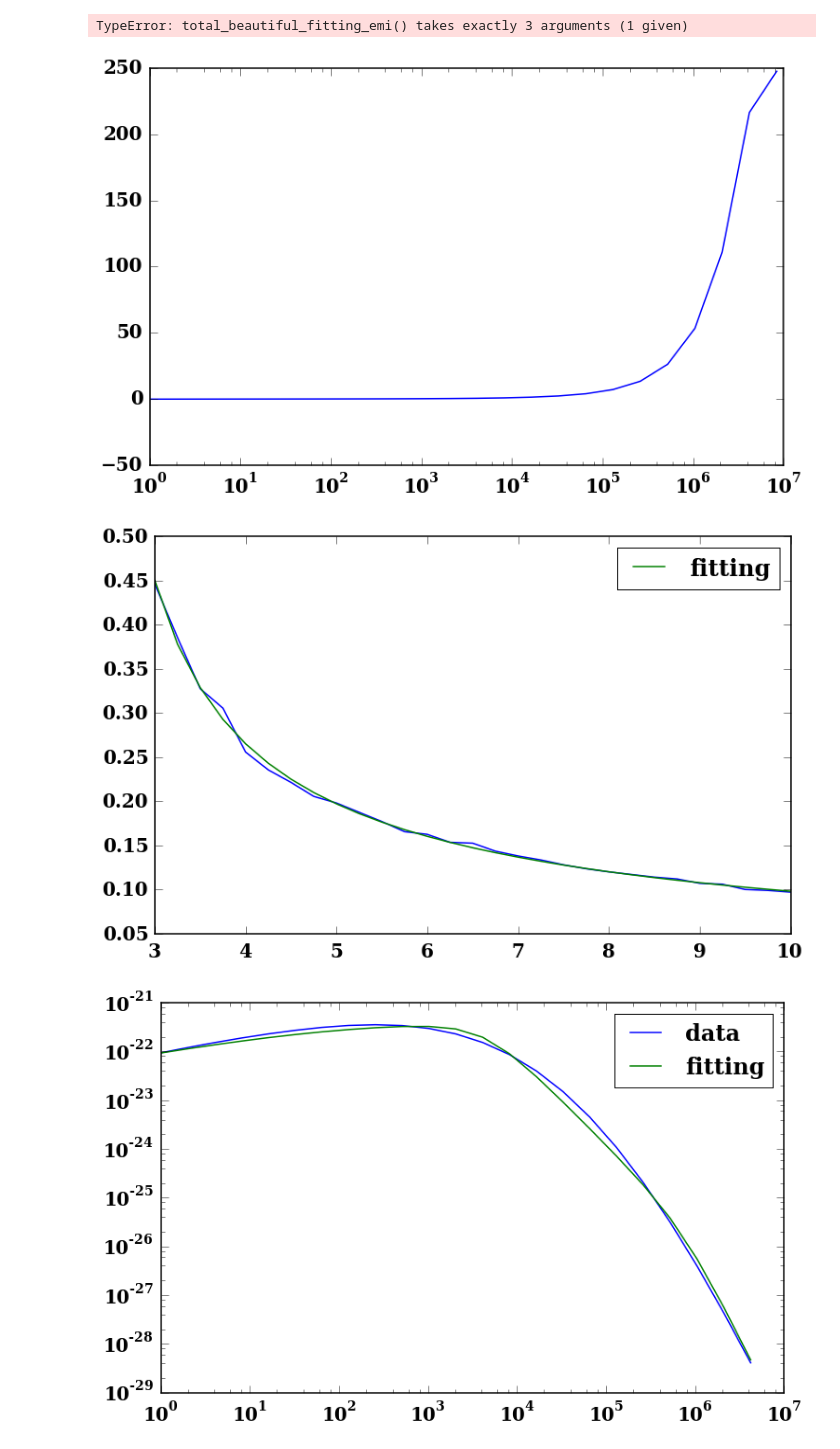
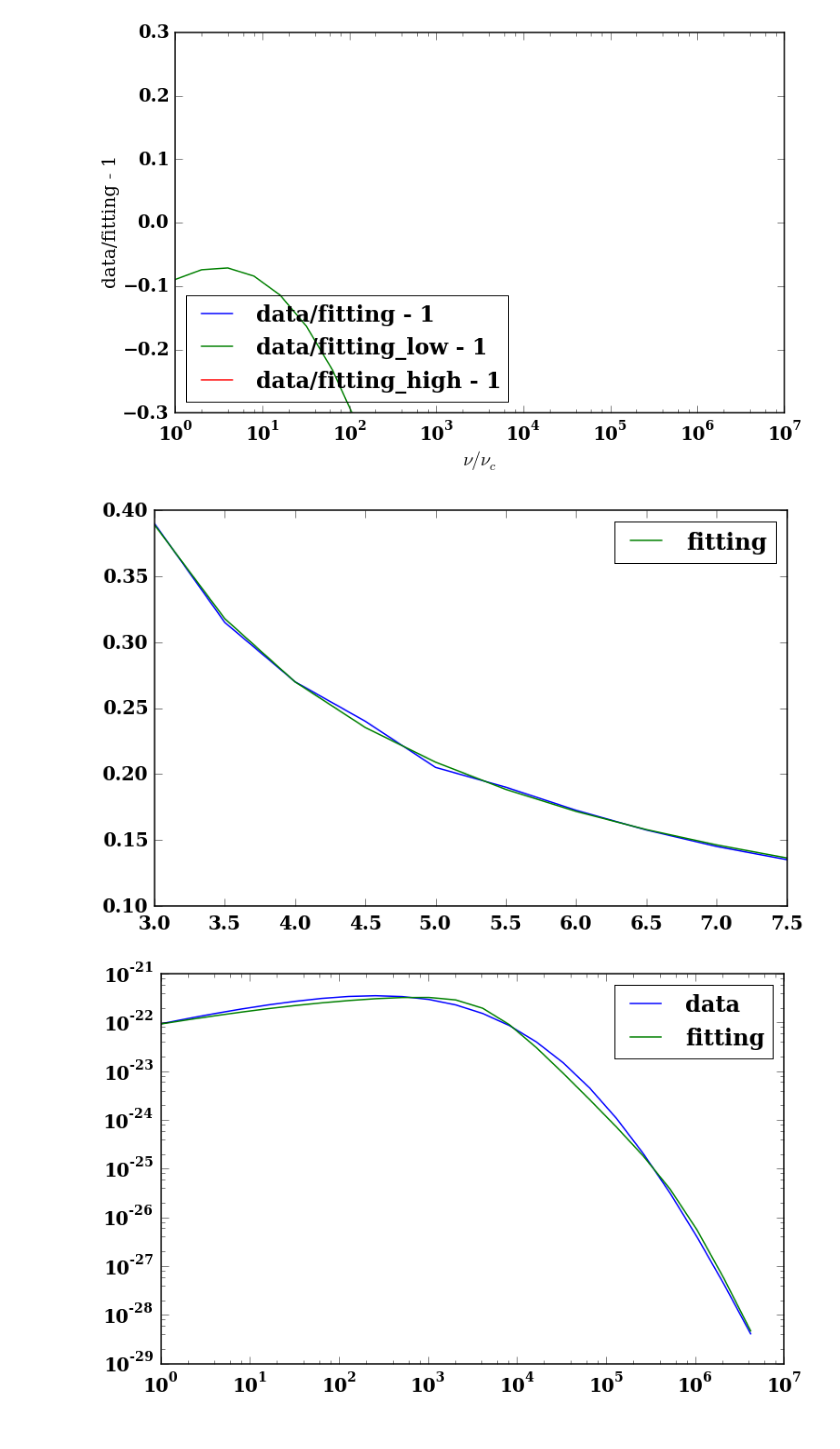
Before and after one commit to ZhaoweiZ/kappa_summer, a Jupyter notebook: finding_beautiful_formula.ipynb, the cells around one changed output. Cells and saved outputs as stored; diff of their text form; code cells hidden in the pictures.

Commit message:
finishing fitting formula part, not pretty, although

```diff
--- a/finding_beautiful_formula.ipynb
+++ b/finding_beautiful_formula.ipynb
@@ -70,7 +70,7 @@ T_e = m * c**2 * theta_e / k
 #variables to be set (frequency, observer angle, width of delta function, electron number density,
 # sum index n)
 
-kappa = 10.
+kappa = 7.
 theta = np.pi/3.
 epsilon = 0.01
 n_e = 1.
@@ -499,63 +725,57 @@ def error_here_here(x):
 # %%
+x_here = data_kappa_7_C_theta_10_no_cutoff_w_10[:,0]
+y_here  = data_kappa_7_C_theta_10_no_cutoff_w_10[:,1]
+
 def error_herehere():
-    x = data_kappa_3_5_C_theta_10_no_cutoff[:,0]
-    y = data_kappa_3_5_C_theta_10_no_cutoff[:,1]
-    f = y/total_fitting(data_kappa_3_5_C_theta_10_no_cutoff[:,0]) - 1.
+    f = y_here/total_fitting(x_here) - 1.
     return f
 
-pl.semilogx(data_kappa_3_5_C_theta_10_no_cutoff[:,0], error_herehere(), label = 'data/fitting - 1')
+pl.semilogx(x_here, error_herehere(), label = 'data/fitting - 1')
 
 
 
 def error_hereherher():
-    x = data_kappa_3_5_C_theta_10_no_cutoff[:,0]
-    y = data_kappa_3_5_C_theta_10_no_cutoff[:,1]
-    f = y/kappa_low(data_kappa_3_5_C_theta_10_no_cutoff[:, 0]) - 1.
+    f = y_here/(kappa_low(x_here)) - 1.
     return f
 
 def error_2():
-    x = data_kappa_3_5_C_theta_10_no_cutoff[:,0]
-    y = data_kappa_3_5_C_theta_10_no_cutoff[:,1]
-    f = y/kappa_high(data_kappa_3_5_C_theta_10_no_cutoff[:,0]) - 1.
+    f = y_here/kappa_high(x_here) - 1.
     return f
 
-#pl.semilogx(data_kappa_3_5_C_theta_10_no_cutoff[:,0], error_hereherher(), label = 'data/fitting_low - 1')
-#pl.semilogx(data_kappa_3_5_C_theta_10_no_cutoff[:,0], error_2(), label = 'data/fitting_high - 1')
+pl.semilogx(x_here, error_hereherher(), label = 'data/fitting_low - 1')
+
+pl.semilogx(x_here, error_2(), label = 'data/fitting_high - 1')
 
 
 
 def error_data_beautiful():
     x = data_kappa_3_5_C_theta_10_no_cutoff[:,0]
     y = data_kappa_3_5_C_theta_10_no_cutoff[:,1]
     f = y/total_beautiful_fitting_emi(data_kappa_3_5_C_theta_10_no_cutoff[:,0]) - 1.
     return f
 
-pl.semilogx(data_kappa_3_5_C_theta_10_no_cutoff[:,0], error_data_beautiful(), label = 'bequtiful error')
+#pl.semilogx(data_kappa_3_5_C_theta_10_no_cutoff[:,0], error_data_beautiful(), label = 'bequtiful error')
 
 
 pl.xlabel("$\\nu/\\nu_c$")
-pl.ylim([-0.2, 0.2])
+pl.ylim([-0.3, 0.3])
 pl.ylabel("data/fitting - 1")
 pl.legend(loc = 'lower left')
 pl.show()
 # %% [output]
-TypeError: total_beautiful_fitting_emi() takes exactly 3 arguments (1 given)
-[figure, old version]
+[figure, new version]
 # %%
-data_kappa_vs_x = np.loadtxt('/home/zhaowei/Documents/kappa_summer/my_data_1/kappa_vs_x.txt')
+data_kappa_vs_x_absorp = np.loadtxt('/home/zhaowei/Documents/kappa_summer/my_data_1/kappa_vs_x_absorp.txt')
 
 def fitting_kappa_vs_x(x):
-    a = -7.7516
-    b = 3.64007
-    c = 0.692185
-    f = (a + b*x)**(-c)
+    f = (-1.74837507 + 1.57959943*x)**(- 0.86185468)
     return f
 
-#print curve_fit(fitting_kappa_vs_x, data_kappa_vs_x[:,0], data_kappa_vs_x[:,1])
+#print curve_fit(fitting_kappa_vs_x, data_kappa_vs_x_absorp[:,0], data_kappa_vs_x_absorp[:,1])
 
 
-pl.plot(data_kappa_vs_x[:,0], data_kappa_vs_x[:,1])
-pl.plot(data_kappa_vs_x[:,0], fitting_kappa_vs_x(data_kappa_vs_x[:,0]), label = 'fitting')
+pl.plot(data_kappa_vs_x_absorp[:,0], data_kappa_vs_x_absorp[:,1])
+pl.plot(data_kappa_vs_x_absorp[:,0], fitting_kappa_vs_x(data_kappa_vs_x_absorp[:,0]), label = 'fitting')
 
 #data_numerical = data_kappa_vs_x[:,1]
 #data_fit       = fitting_kappa_vs_x(data_kappa_vs_x[:,0], 1.73738273, -1.31401136)
@@ -569,7 +789,7 @@ pl.plot(data_kappa_vs_x[:,0], fitting_kappa_vs_x(data_kappa_vs_x[:,0]), label =
 pl.legend()
 pl.show()
 # %% [output]
-[figure, old version]
+[figure, new version]
 # %%
 def total_beautiful_fitting_emi(nuratio, y, z, q):
     nu = nuratio * nu_c
```
Also changed, not shown: parts of 8 cells of this notebook, 4 other files.
